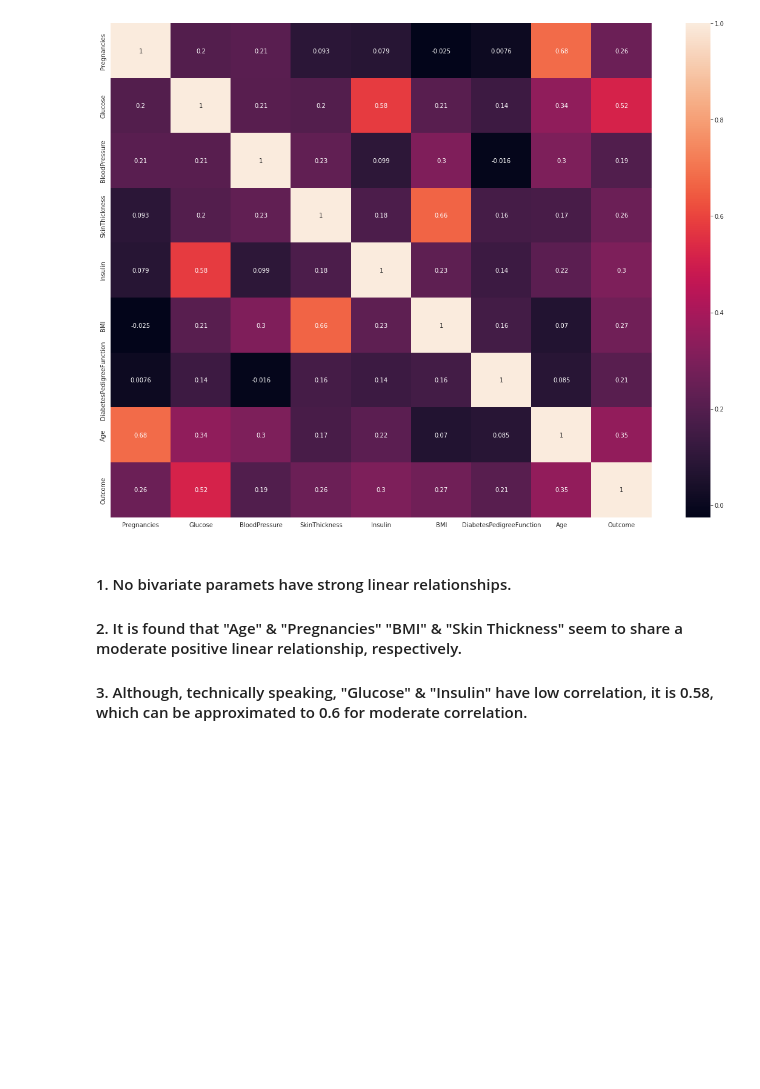
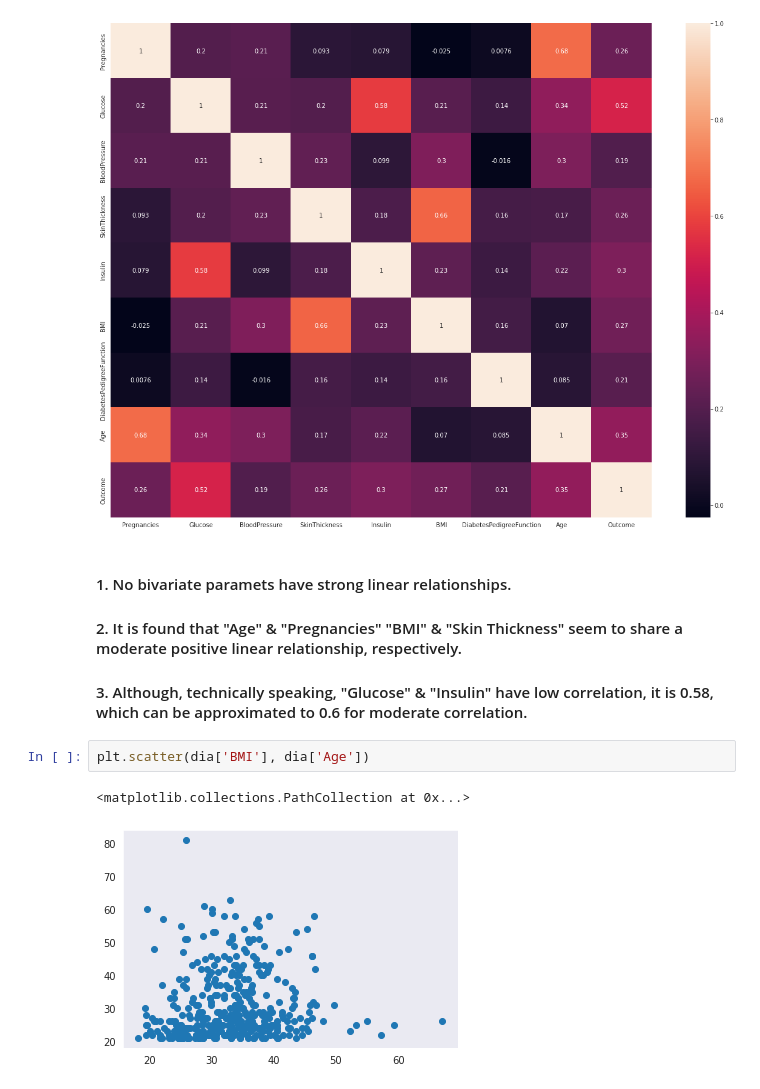
Before and after one commit to pragmatic-philosopher09/Feynn-Labs-Market-Segmentation-Internship-Task-, a Jupyter notebook: Feynn_Lab_Market_Segmentation.ipynb, the cells around one changed output. Cells and saved outputs as stored; diff of their text form; blank space fills up the shorter version.

```diff
--- a/Feynn_Lab_Market_Segmentation.ipynb
+++ b/Feynn_Lab_Market_Segmentation.ipynb
@@ -506,3 +507,8 @@ sns.heatmap(cor, annot=True)
 #### 2. It is found that "Age" & "Pregnancies" "BMI" & "Skin Thickness" seem to share a moderate positive linear relationship, respectively.
 
 #### 3. Although, technically speaking, "Glucose" & "Insulin" have low correlation, it is 0.58, which can be approximated to 0.6 for moderate correlation.
+# %%
+plt.scatter(dia['BMI'], dia['Age'])
+# %% [output]
+<matplotlib.collections.PathCollection at 0x...>
+[figure, added]
```
Also changed, not shown: parts of 24 cells of this notebook.
